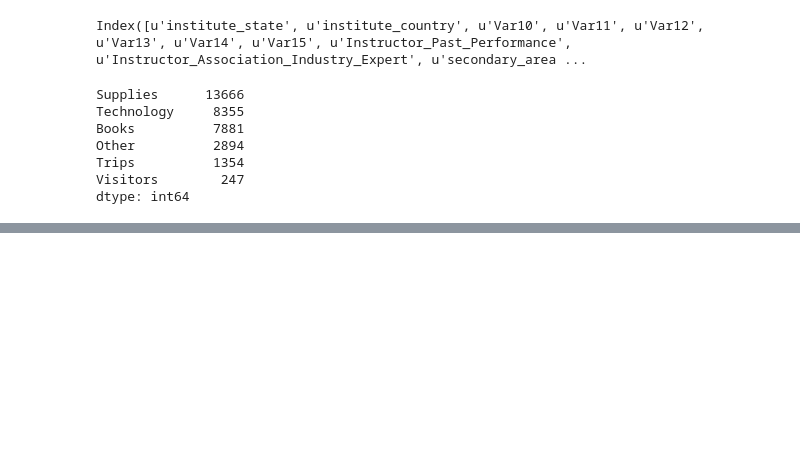
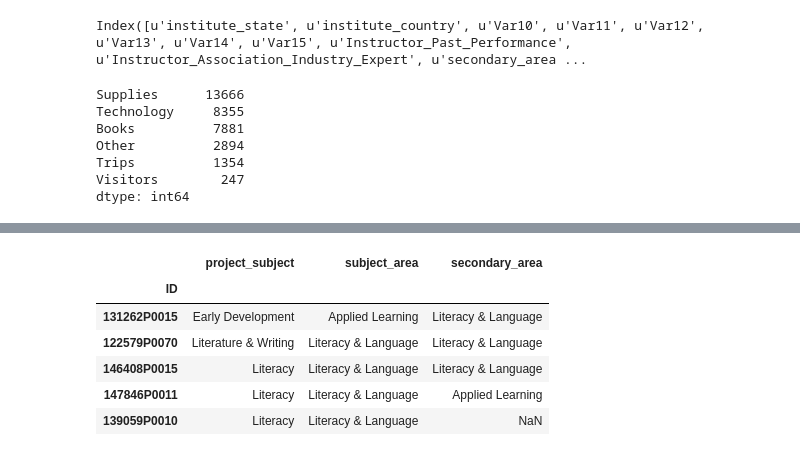
Before and after one commit to numb3r33/predict-grants, a Jupyter notebook: EDA.ipynb, the cells around one changed output, grey strips where cells are left out. Cells and saved outputs as stored; diff of their text form; code cells hidden in the pictures; blank space fills up the shorter version.

```diff
--- a/EDA.ipynb
+++ b/EDA.ipynb
@@ -249,0 +303,10 @@ dtype: int64
+# %%
+zero[['project_subject', 'subject_area', 'secondary_area']].head()
+# %% [output]
+|  | project_subject | subject_area | secondary_area |
+| ID |  |  |  |
+| 131262P0015 | Early Development | Applied Learning | Literacy & Language |
+| 122579P0070 | Literature & Writing | Literacy & Language | Literacy & Language |
+| 146408P0015 | Literacy | Literacy & Language | Literacy & Language |
+| 147846P0011 | Literacy | Literacy & Language | Applied Learning |
+| 139059P0010 | Literacy | Literacy & Language | NaN |
```
Also changed, not shown: parts of 6 cells of this notebook, 2 other files.
